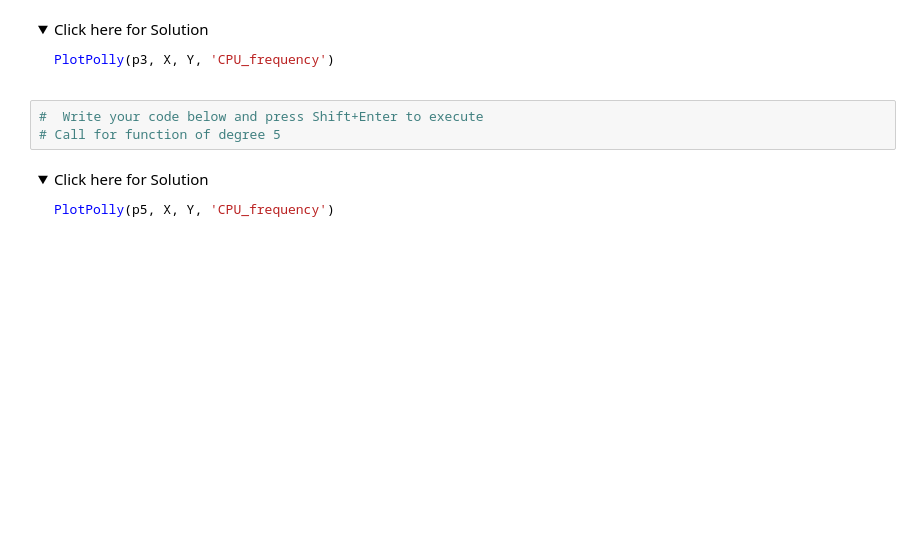
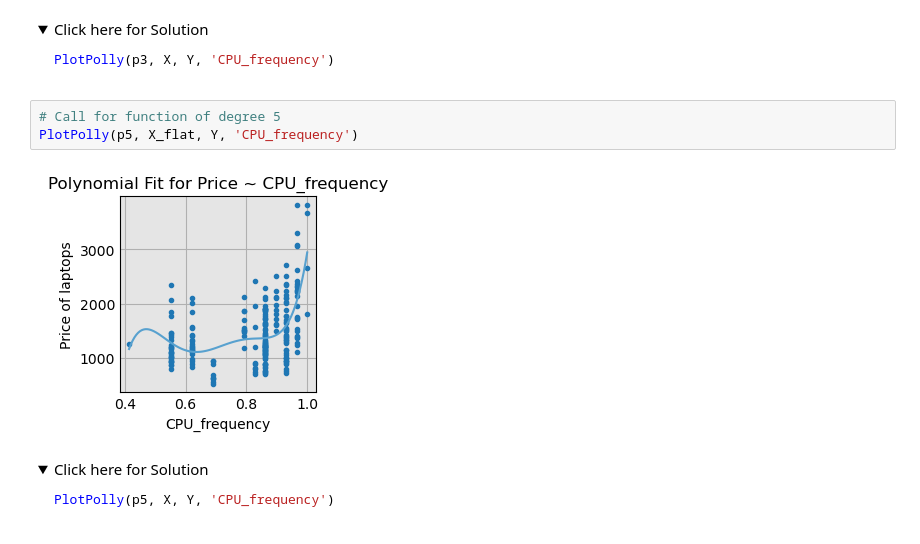
Before and after one commit to PedroRgz/CareerAcademy-IBM-DS-LaptopsPrices, a Jupyter notebook: Model-Development-LaptopPrice.ipynb, the cells around one changed output. Drawn from its saved outputs; the diff is of its cells as text; folded sections open; blank space fills up the shorter version.

```diff
--- a/Model-Development-LaptopPrice.ipynb
+++ b/Model-Development-LaptopPrice.ipynb
@@ -380,8 +413,10 @@ PlotPolly(p3, X, Y, 'CPU_frequency')
 
 </details>
 # %%
-#  Write your code below and press Shift+Enter to execute
 # Call for function of degree 5
+PlotPolly(p5, X_flat, Y, 'CPU_frequency')
+# %% [output]
+[figure, added]
 # %% [markdown]
 <details>
     <summary>Click here for Solution</summary>
```
Also changed, not shown: parts of 8 cells of this notebook.
